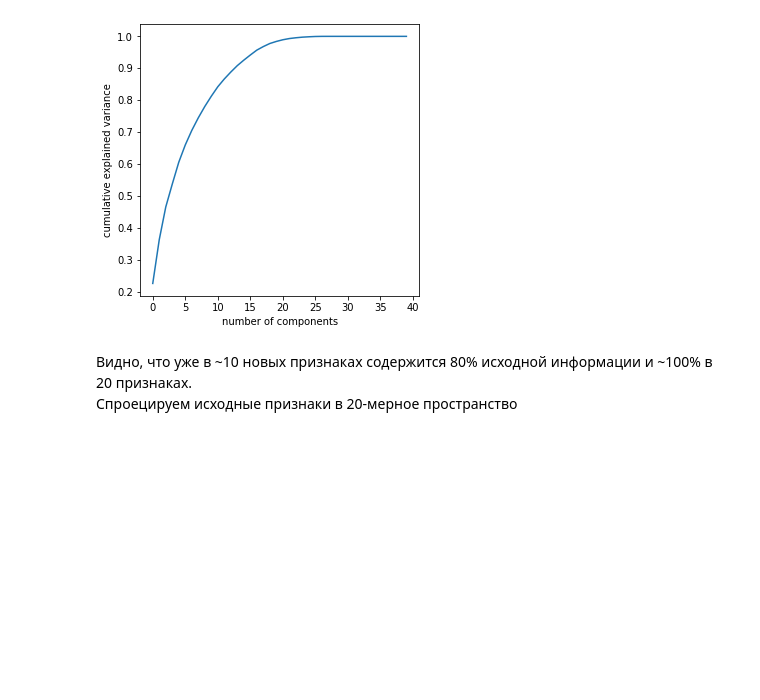
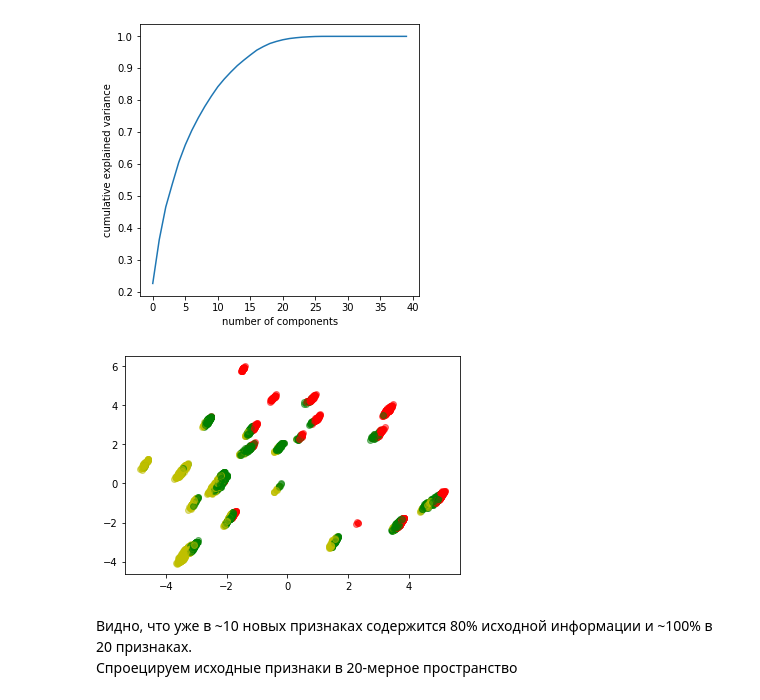
Before and after one commit to MaximovaIrina/ML_homework, a Jupyter notebook: HW3/apartament_data_classification.ipynb, the cells around one changed output. Saved outputs shown, nothing was run; the diff lists cells and outputs as text; code cells hidden in the pictures; blank space fills up the shorter version.

```diff
--- a/HW3/apartament_data_classification.ipynb
+++ b/HW3/apartament_data_classification.ipynb
@@ -388,6 +388,17 @@ plt.xlabel('number of components')
 plt.ylabel('cumulative explained variance');
 # %% [output]
 [figure]
+# %%
+pca = PCA(n_components=2)
+pca.fit(X_train)
+X_train_2d = pca.transform(X_train)
+color = ['r', 'g', 'y']
+
+for point, label in zip(X_train_2d, y_train):
+    plt.scatter(point[0], point[1], c=color[label], alpha=0.5)
+plt.show()
+# %% [output]
+[figure, added]
 # %% [markdown]
 Видно, что уже в ~10 новых признаках содержится 80% исходной информации и ~100% в 20 признаках.
 Спроецируем исходные признаки в 20-мерное пространство
```
Also changed, not shown: parts of 2 cells of this notebook.
